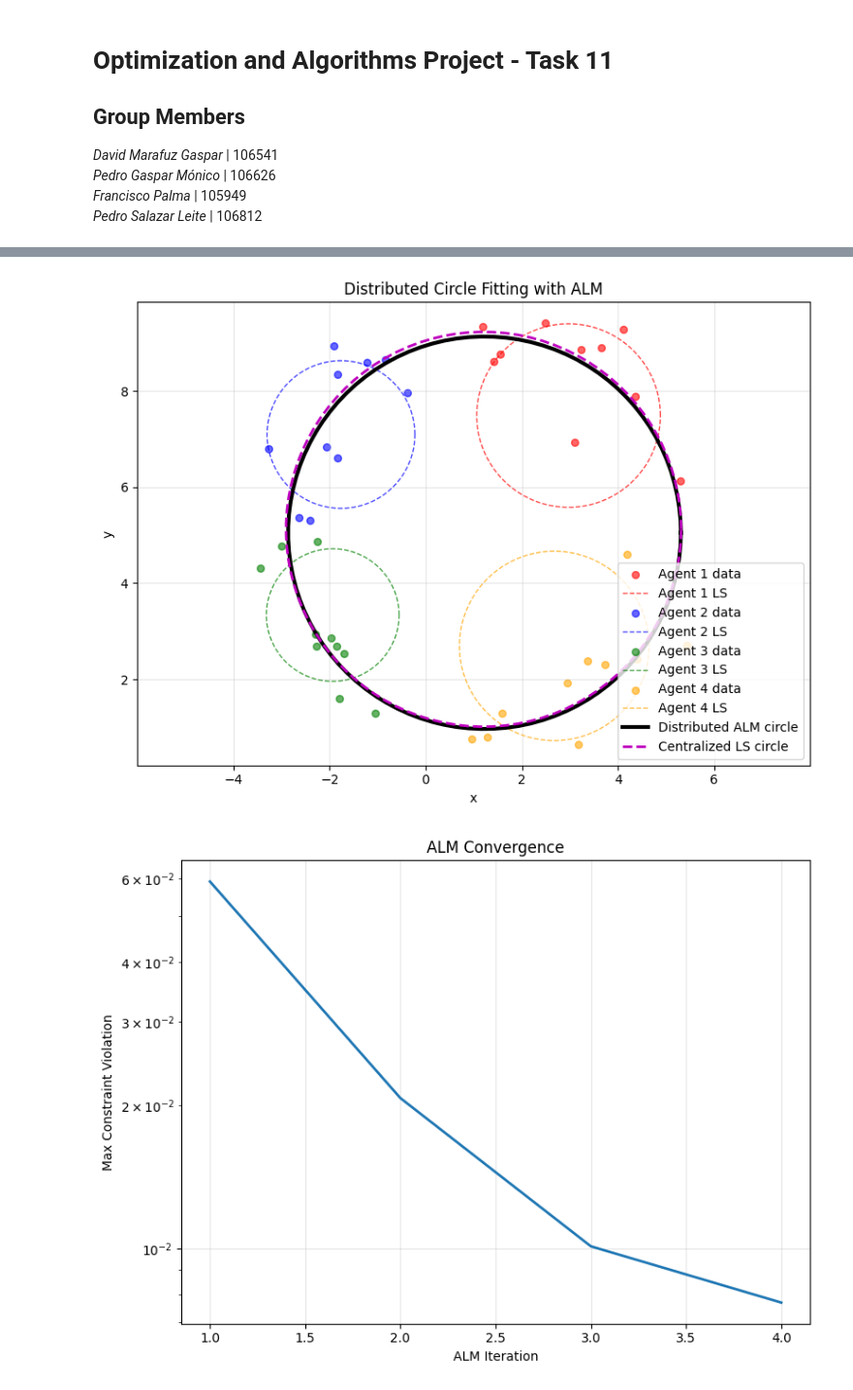
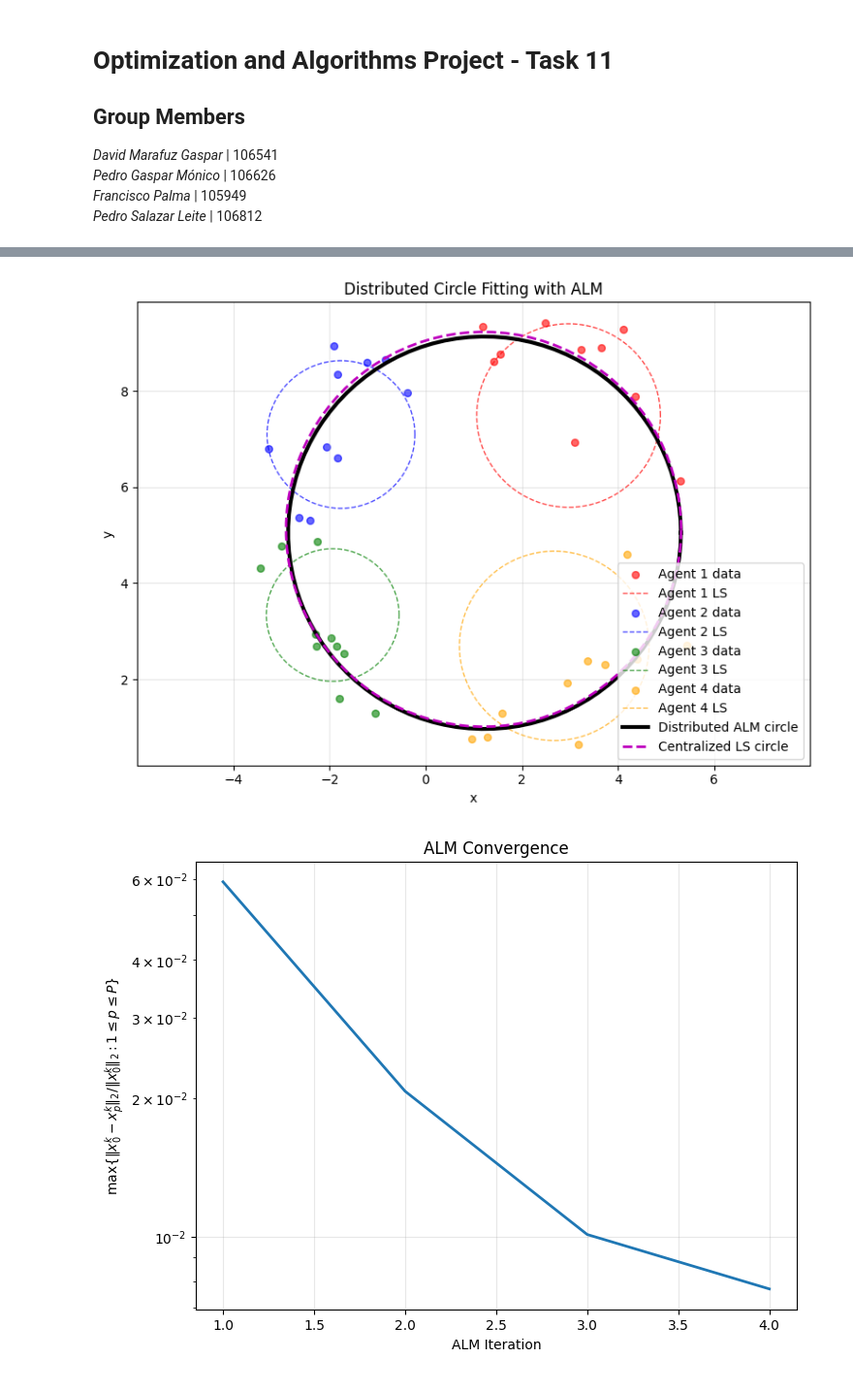
Before and after one commit to davidmarafuzgaspar/ist-optimization-algorithms-project, a Jupyter notebook: Deliverable/Code/Task_11.ipynb, the cells around one changed output, grey strips where cells are left out. Shown: that part at 97% size. Cells and saved outputs as stored; diff of their text form; code cells hidden in the pictures.

```diff
--- a/Deliverable/Task_11.ipynb
+++ b/Deliverable/Code/Task_11.ipynb
@@ -227,34 +227,32 @@ ax1.axis('equal')
 plt.tight_layout()
 plt.show()
 
 fig2, ax2 = plt.subplots(figsize=(8, 6))
 
 ax2.semilogy(range(1, len(results['max_constraint_violations']) + 1),
              results['max_constraint_violations'], linewidth=2)
 ax2.set_xlabel('ALM Iteration')
-ax2.set_ylabel('Max Constraint Violation')
+ax2.set_ylabel(r'$\max\{\|x_0^k - x_p^k\|_2 / \|x_0^k\|_2 : 1 \leq p \leq P\}$')
 ax2.set_title('ALM Convergence')
 ax2.grid(True, alpha=0.3)
-
-plt.tight_layout()
 plt.show()
 # %% [output]
 Agent 1: 10 points, LS center=(2.97, 7.49), radius=1.91
 Agent 2: 10 points, LS center=(-1.76, 7.09), radius=1.54
 Agent 3: 10 points, LS center=(-1.93, 3.34), radius=1.38
 Agent 4: 10 points, LS center=(2.67, 2.70), radius=1.97
 
 ALM Iteration 1
 BCD iterations: 170
 Max constraint violation: 0.059167
 
 ALM Iteration 2
 BCD iterations: 3
 Max constraint violation: 0.020713
 ... (15 lines left out)
 
 Centralized LS result:
 Center: (1.2029, 5.1222)
 Radius: 4.1085
 [figure]
-[figure, old version]
+[figure, new version]
```
Also changed, not shown: 9 other files.
